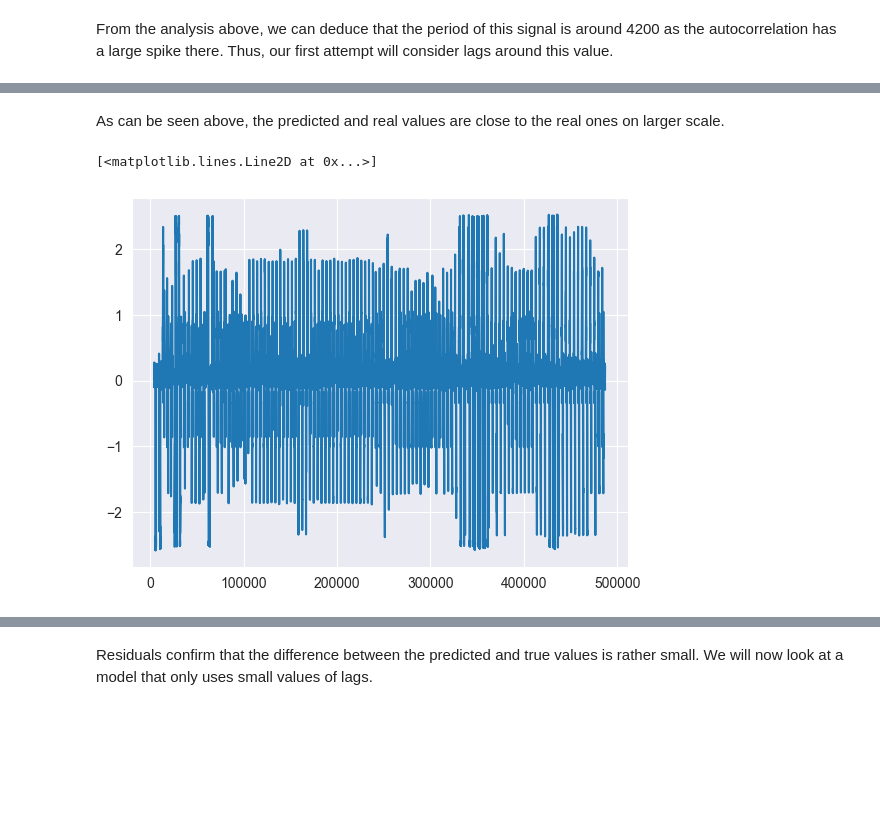
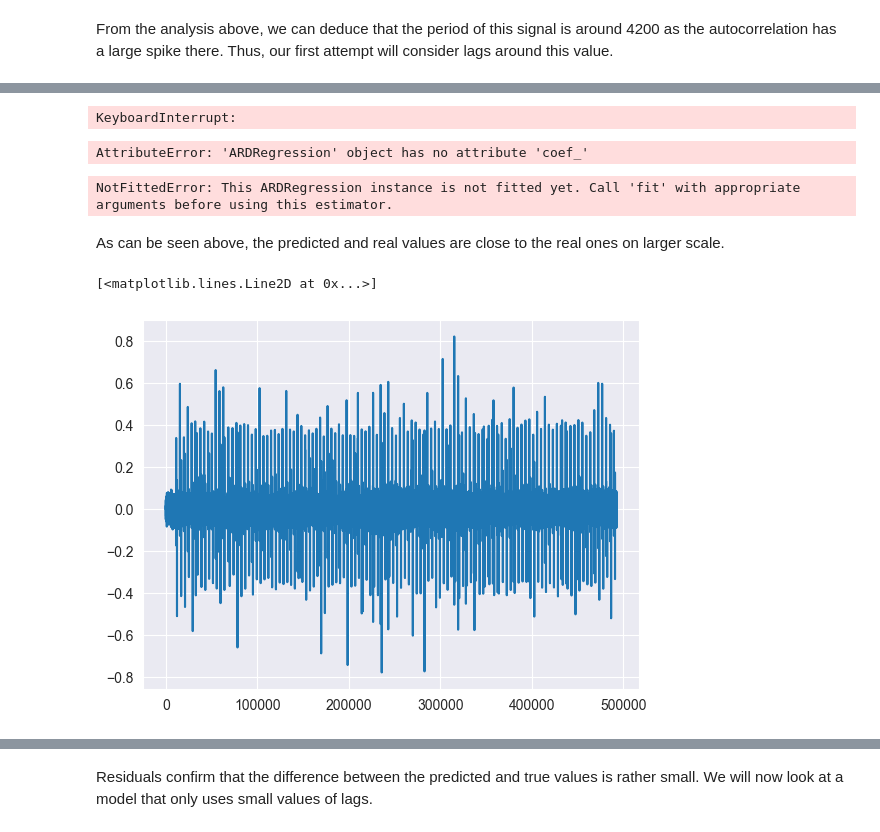
Before and after one commit to kbaran1998/CS4035-cyber-data, a Jupyter notebook: lab2/Lab2-PCA-Regression.ipynb, the cells around one changed output, grey strips where cells are left out. Saved outputs shown, nothing was run; the diff lists cells and outputs as text; code cells hidden in the pictures; blank space fills up the shorter version.

```diff
--- a/lab2/Lab2-PCA-Regression.ipynb
+++ b/lab2/Lab2-PCA-Regression.ipynb
@@ -356,9 +365,9 @@ test_data_df = pd.read_csv(test_data_path)
 test_data_df.set_index('Id', inplace=True)
 
 start_index = 10000
-relevant_train_data_df = train_data_df.iloc[start_index:, :]
-relevant_val_data_df = val_data_df.iloc[start_index:, :]
-relevant_test_data_df = test_data_df.iloc[start_index:, :]
+relevant_train_data_df = train_data_df.iloc[start_index:, :].copy()
+relevant_val_data_df = val_data_df.iloc[start_index:, :].copy()
+relevant_test_data_df = test_data_df.iloc[start_index:, :].copy()
 # %%
 # Plot the autocorrelations for the relevant attributes
 start_time = 10000
@@ -413,6 +414,0 @@ max_lag = np.max(lags)
-# %%
-def get_ar_residuals(ar_model,  data, params = None):
-    if params is None:
-        return data.to_numpy().squeeze() -  ar_model.predict(start=0, dynamic=False)
-    else:
-        return data.to_numpy().squeeze()- ar_model.predict(params, start=0, dynamic=False)
@@ -435,10 +455,34 @@ plt.show()
+# %%
+ard = ARDRegression()
+features, targets = get_features_targets(4200, relevant_train_data_df, intervals=2)
+
+print(features.shape)
+print(targets.shape)
+# %%
+# Train the model
+ard.fit(features, targets)
+# %% [output]
+KeyboardInterrupt:
+# %%
+# Plot the coefficients
+plt.plot(ard.coef_)
+# %% [output]
+AttributeError: 'ARDRegression' object has no attribute 'coef_'
+# %%
+# Predict the values
+predictions = ard.predict(features)
+plt.plot(predictions[300000:320000], label="Predictions")
+plt.plot(targets[300000:320000], label="Real values")
+plt.legend()
+# %% [output]
+NotFittedError: This ARDRegression instance is not fitted yet. Call 'fit' with appropriate arguments before using this estimator.
 # %% [markdown]
 As can be seen above, the predicted and real values are close to the real ones on larger scale.
 # %%
 plt.clf()
 
-train_residuals = get_ar_residuals(fit101_ar, zero_indexed_train_df["FIT101"])
+train_residuals = get_ar_residuals(targets, predictions)
 plt.plot(train_residuals)
 # %% [output]
 [<matplotlib.lines.Line2D at 0x...>]
-[figure, old version]
+[figure, new version]
```
Also changed, not shown: parts of 56 cells of this notebook.
